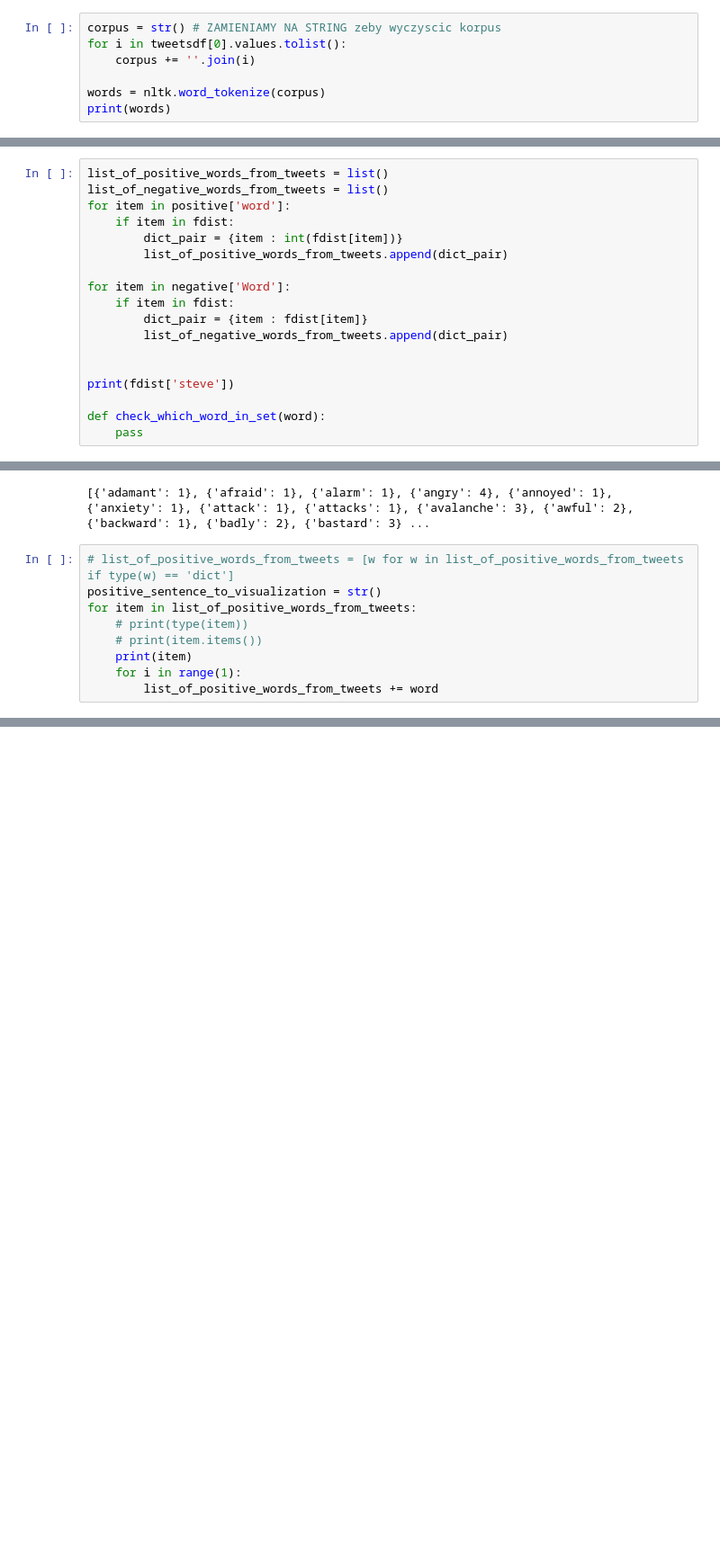
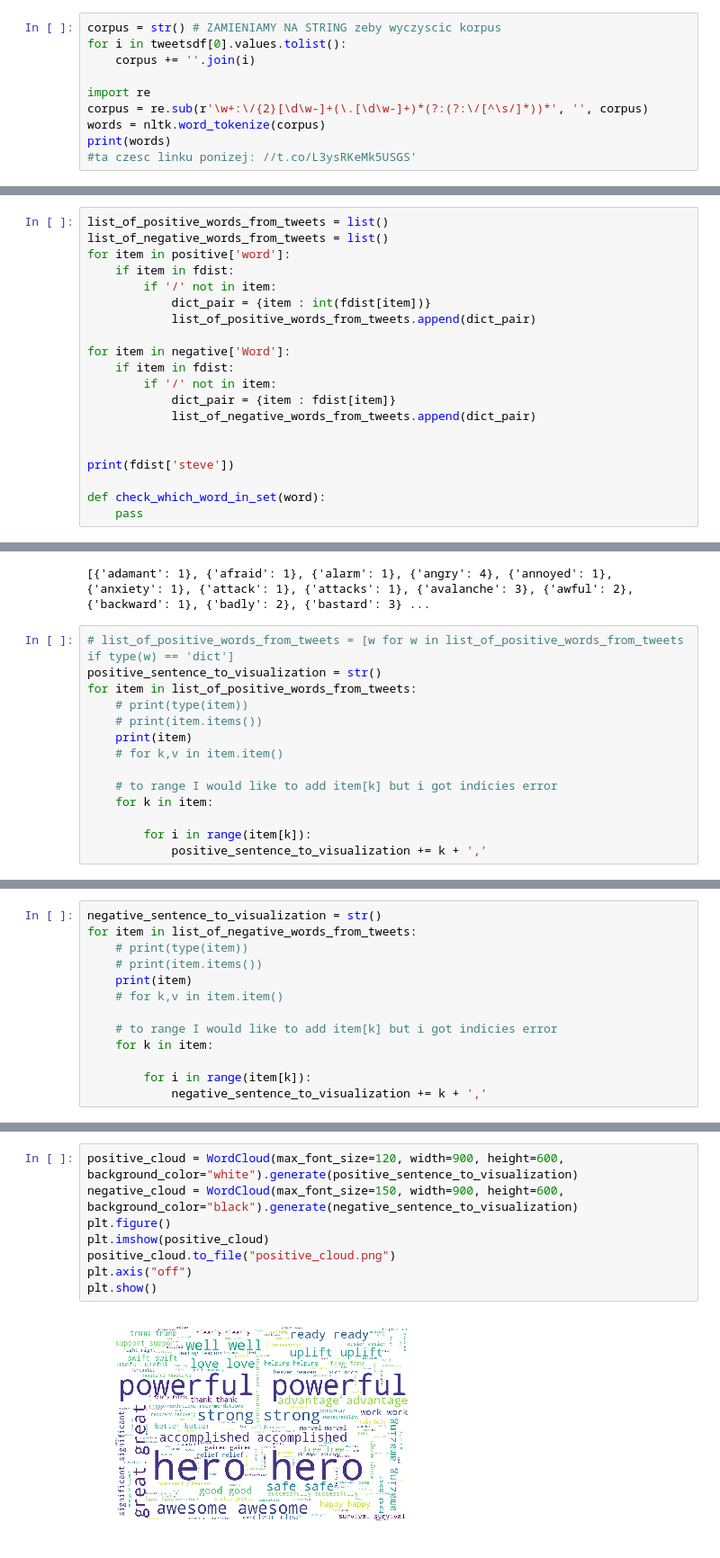
Before and after one commit to AnnaPL8/Bag_of_words, a Jupyter notebook: Bag_of_words.ipynb, the cells around one changed output, grey strips where cells are left out. Shown at 90% size. Cells and saved outputs as stored; diff of their text form; blank space fills up the shorter version.

```diff
--- a/Bag_of_words.ipynb
+++ b/Bag_of_words.ipynb
@@ -97,6 +98,9 @@ corpus = str() # ZAMIENIAMY NA STRING zeby wyczyscic korpus
 for i in tweetsdf[0].values.tolist():
     corpus += ''.join(i)
 
+import re
+corpus = re.sub(r'\w+:\/{2}[\d\w-]+(\.[\d\w-]+)*(?:(?:\/[^\s/]*))*', '', corpus)
 words = nltk.word_tokenize(corpus)
 print(words)
+#ta czesc linku ponizej: //t.co/L3ysRKeMk5USGS'
 # %% [output]
@@ -143,13 +147,15 @@ list_of_positive_words_from_tweets = list()
 list_of_negative_words_from_tweets = list()
 for item in positive['word']:
     if item in fdist:
-        dict_pair = {item : int(fdist[item])}
-        list_of_positive_words_from_tweets.append(dict_pair)
+        if '/' not in item:
+            dict_pair = {item : int(fdist[item])}
+            list_of_positive_words_from_tweets.append(dict_pair)
 
 for item in negative['Word']:
     if item in fdist:
-        dict_pair = {item : fdist[item]}
-        list_of_negative_words_from_tweets.append(dict_pair)
+        if '/' not in item:
+            dict_pair = {item : fdist[item]}
+            list_of_negative_words_from_tweets.append(dict_pair)
 
 
 print(fdist['steve'])
@@ -173,5 +179,10 @@ for item in list_of_positive_words_from_tweets:
     # print(type(item))
     # print(item.items())
     print(item)
-    for i in range(1):
-        list_of_positive_words_from_tweets += word
+    # for k,v in item.item()
+
+    # to range I would like to add item[k] but i got indicies error
+    for k in item:
+
+        for i in range(item[k]):
+            positive_sentence_to_visualization += k + ','
@@ -179,0 +211,13 @@ print(positive_sentence_to_visualization)
+# %%
+negative_sentence_to_visualization = str()
+for item in list_of_negative_words_from_tweets:
+    # print(type(item))
+    # print(item.items())
+    print(item)
+    # for k,v in item.item()
+
+    # to range I would like to add item[k] but i got indicies error
+    for k in item:
+
+        for i in range(item[k]):
+            negative_sentence_to_visualization += k + ','
@@ -179,0 +246,10 @@ print(positive_sentence_to_visualization)
+# %%
+positive_cloud = WordCloud(max_font_size=120, width=900, height=600, background_color="white").generate(positive_sentence_to_visualization)
+negative_cloud = WordCloud(max_font_size=150, width=900, height=600, background_color="black").generate(negative_sentence_to_visualization)
+plt.figure()
+plt.imshow(positive_cloud)
+positive_cloud.to_file("positive_cloud.png")
+plt.axis("off")
+plt.show()
+# %% [output]
+[figure, added]
```
Also changed, not shown: parts of 7 cells of this notebook.
